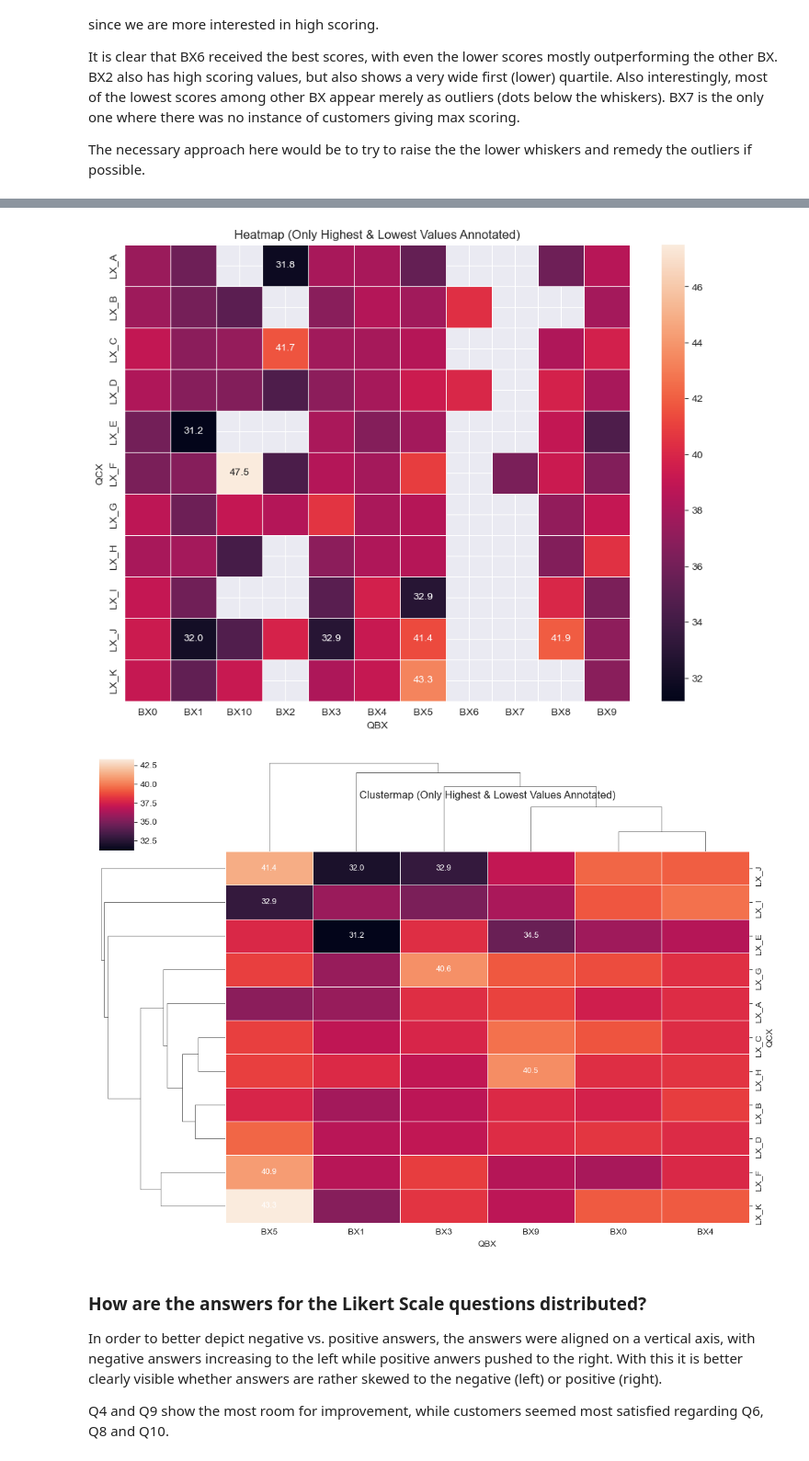
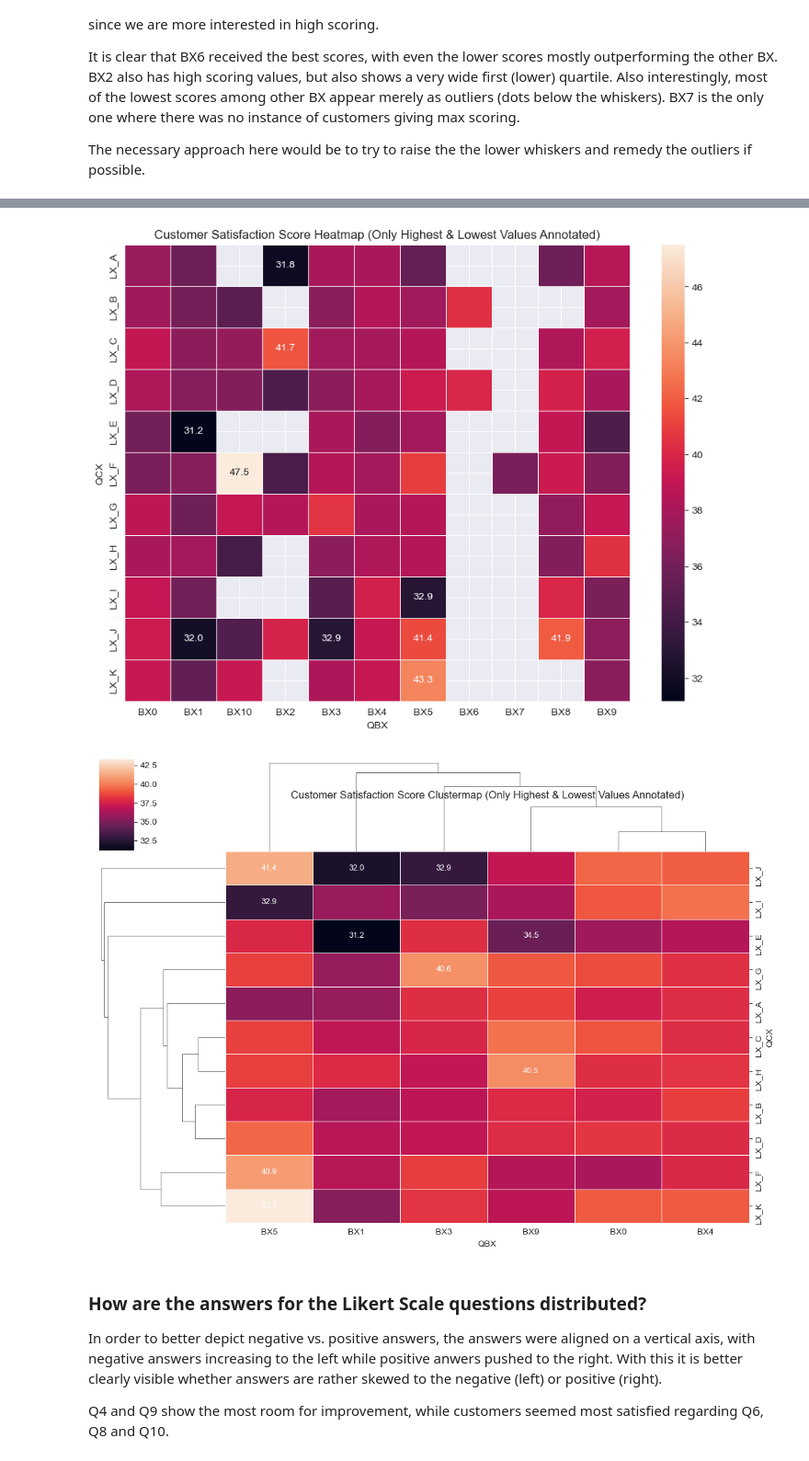
Before and after one commit to DuroRosic/Survey-Analysis, a Jupyter notebook: EDA for anon survey_cleaned and commented.ipynb, the cells around one changed output, grey strips where cells are left out. Shown at 92% size. Saved outputs shown, nothing was run; the diff lists cells and outputs as text; code cells hidden in the pictures.

```diff
--- a/EDA for anon survey_cleaned and commented.ipynb
+++ b/EDA for anon survey_cleaned and commented.ipynb
@@ -312,7 +302,7 @@ for i in pivot.index:
 # Plot heatmap with selected annotations
 plt.figure(figsize=(11, 8))
 sns.heatmap(pivot, cmap='rocket', annot=annot, fmt='', linewidths=0.5)
-plt.title('Heatmap (Only Highest & Lowest Values Annotated)')
+plt.title('Customer Satisfaction Score Heatmap (Only Highest & Lowest Values Annotated)')
 plt.show()
 
 
@@ -320,36 +310,36 @@ plt.show()
 # Drop certain columns
 cluster_data = pivot.drop(['BX2', 'BX6', 'BX7', 'BX8', 'BX10'], axis=1)
 
 # Recompute highlight_cells based on cluster_data only
 sorted_cluster_vals = cluster_data.stack().sort_values()
 highlight_cluster_cells = pd.concat([
     sorted_cluster_vals.head(5),
     sorted_cluster_vals.tail(5)
 ])
 
 # Create clustermap
 cluster = sns.clustermap(cluster_data, cmap='rocket', figsize=(11, 8), linewidths=0.5)
 
 # Annotate selected cells manually
 # Get clustered index/column order
 row_order = cluster.dendrogram_row.reordered_ind
 col_order = cluster.dendrogram_col.reordered_ind
 row_labels = cluster_data.index[row_order]
 col_labels = cluster_data.columns[col_order]
 
 # Annotate only the highlighted cells
 for i, row in enumerate(row_labels):
     for j, col in enumerate(col_labels):
         if (row, col) in highlight_cluster_cells.index:
             val = cluster_data.loc[row, col]
             cluster.ax_heatmap.text(j + 0.5, i + 0.5, f"{val:.1f}",
                                     ha='center', va='center', color='white', fontsize=9)
 
-cluster.ax_heatmap.set_title("Clustermap (Only Highest & Lowest Values Annotated)", pad=60)
+cluster.ax_heatmap.set_title("Customer Satisfaction Score Clustermap (Only Highest & Lowest Values Annotated)", pad=60)
 plt.show()
 # %% [output]
-[figure, old version]
+[figure, new version]
-[figure, old version]
+[figure, new version]
 # %% [markdown]
 ### How are the answers for the Likert Scale questions distributed?
 In order to better depict negative vs. positive answers, the answers were aligned on a vertical axis, with negative answers increasing to the left while positive anwers pushed to the right. With this it is better clearly visible whether answers are rather skewed to the negative (left) or positive (right).
```
Also changed, not shown: parts of 3 cells of this notebook.
